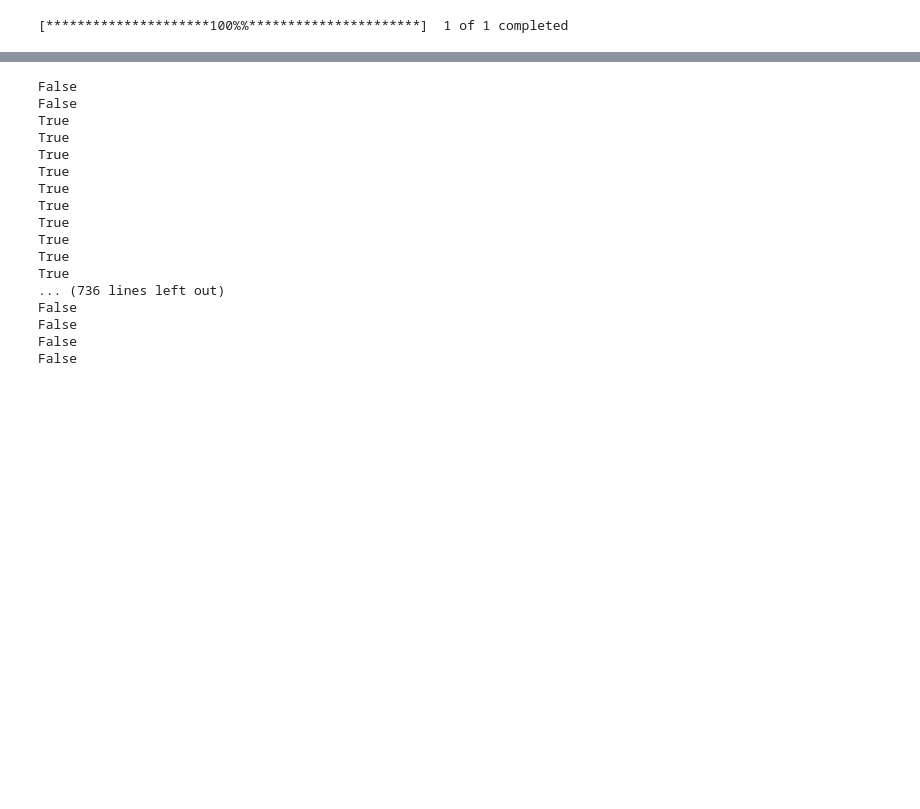
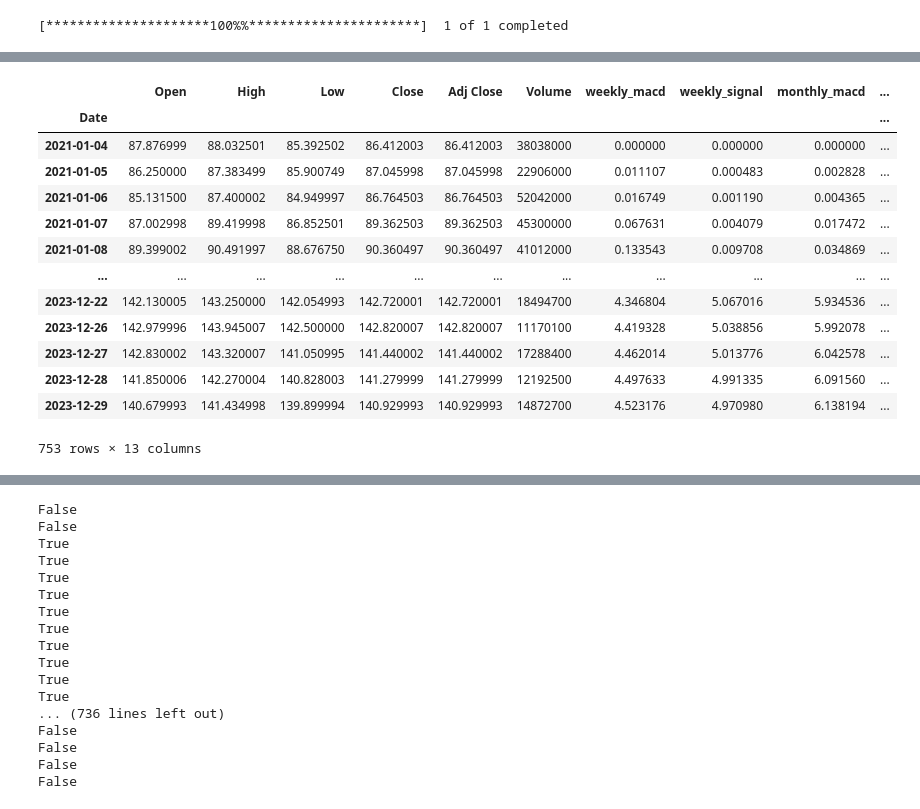
Before and after one commit to Dhruv2222/macd-implementation, a Jupyter notebook: macd.ipynb, the cells around one changed output, grey strips where cells are left out. Cells and saved outputs as stored; diff of their text form; code cells hidden in the pictures; blank space fills up the shorter version.

```diff
--- a/macd.ipynb
+++ b/macd.ipynb
@@ -12,13 +12,14 @@ df = yf.download(ticker_symbol, start=start_date, end=end_date)
 # %% [output]
 [*********************100%%**********************]  1 of 1 completed
 # %%
+# modifying the time range
 def get_macd(df, is_daily, is_stock):
     if is_daily:
-        factor = 1
-        col_prefix = 'daily'
-    else:
         factor = 5 if is_stock else 7
         col_prefix = 'weekly'
+    else:
+        factor = 20 if is_stock else 28         # multiplying weekly factor by 4 - assuming 4 weeks in a month
+        col_prefix = 'monthly'
     # Obtain the moving averages for the MACD
     slow_ma = df['Close'].ewm(span=factor*26, adjust=False).mean()
     fast_ma = df['Close'].ewm(span=factor*12, adjust=False).mean()
@@ -35,3 +36,7 @@ def get_macd(df, is_daily, is_stock):
 # %%
 df = get_macd(df, is_daily=True, is_stock=True)
 df = get_macd(df, is_daily=False, is_stock=True)
+# %%
+# Add columns to calculate differences
+df["weekly_diff"] = df["weekly_macd"] - df["weekly_signal"]
+df["monthly_diff"] = df["monthly_macd"] - df["monthly_signal"]
@@ -37,0 +53,29 @@ df = get_macd(df, is_daily=False, is_stock=True)
+# %%
+# Add a new column to indicate positive or negative MACD
+# Codes:
+# 0 when both weekly_diff and monthly_diff are negative.
+# 1 when weekly_diff is negative monthly_diff is positive.
+# 2 when weekly_diff is positive monthly_diff is negative.
+# 3 when both weekly_diff and monthly_diff are positive.
+
+df['codes'] = 0
+df.loc[(df['weekly_diff'] < 0) & (df['monthly_diff'] < 0), 'codes'] = 0
+df.loc[(df['weekly_diff'] < 0) & (df['monthly_diff'] > 0), 'codes'] = 1
+df.loc[(df['weekly_diff'] > 0) & (df['monthly_diff'] < 0), 'codes'] = 2
+df.loc[(df['weekly_diff'] > 0) & (df['monthly_diff'] > 0), 'codes'] = 3
+df
+# %% [output]
+|  | Open | High | Low | Close | Adj Close | Volume | weekly_macd | weekly_signal | monthly_macd | ... |
+| Date |  |  |  |  |  |  |  |  |  | ... |
+| 2021-01-04 | 87.876999 | 88.032501 | 85.392502 | 86.412003 | 86.412003 | 38038000 | 0.000000 | 0.000000 | 0.000000 | ... |
+| 2021-01-05 | 86.250000 | 87.383499 | 85.900749 | 87.045998 | 87.045998 | 22906000 | 0.011107 | 0.000483 | 0.002828 | ... |
+| 2021-01-06 | 85.131500 | 87.400002 | 84.949997 | 86.764503 | 86.764503 | 52042000 | 0.016749 | 0.001190 | 0.004365 | ... |
+| 2021-01-07 | 87.002998 | 89.419998 | 86.852501 | 89.362503 | 89.362503 | 45300000 | 0.067631 | 0.004079 | 0.017472 | ... |
+| 2021-01-08 | 89.399002 | 90.491997 | 88.676750 | 90.360497 | 90.360497 | 41012000 | 0.133543 | 0.009708 | 0.034869 | ... |
+| ... | ... | ... | ... | ... | ... | ... | ... | ... | ... | ... |
+| 2023-12-22 | 142.130005 | 143.250000 | 142.054993 | 142.720001 | 142.720001 | 18494700 | 4.346804 | 5.067016 | 5.934536 | ... |
+| 2023-12-26 | 142.979996 | 143.945007 | 142.500000 | 142.820007 | 142.820007 | 11170100 | 4.419328 | 5.038856 | 5.992078 | ... |
+| 2023-12-27 | 142.830002 | 143.320007 | 141.050995 | 141.440002 | 141.440002 | 17288400 | 4.462014 | 5.013776 | 6.042578 | ... |
+| 2023-12-28 | 141.850006 | 142.270004 | 140.828003 | 141.279999 | 141.279999 | 12192500 | 4.497633 | 4.991335 | 6.091560 | ... |
+| 2023-12-29 | 140.679993 | 141.434998 | 139.899994 | 140.929993 | 140.929993 | 14872700 | 4.523176 | 4.970980 | 6.138194 | ... |
+753 rows × 13 columns
```
Also changed, not shown: parts of 3 cells of this notebook, 4 other files.
